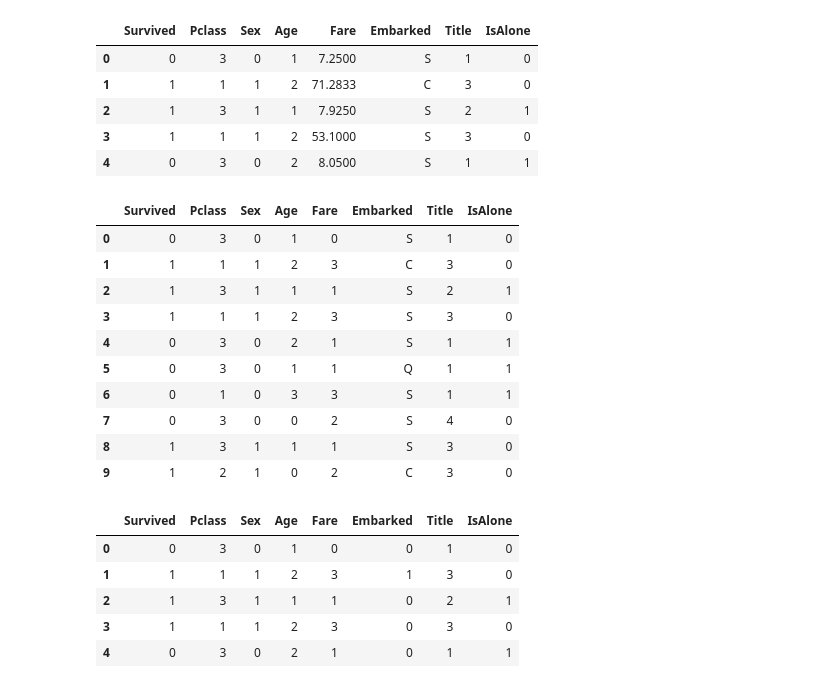
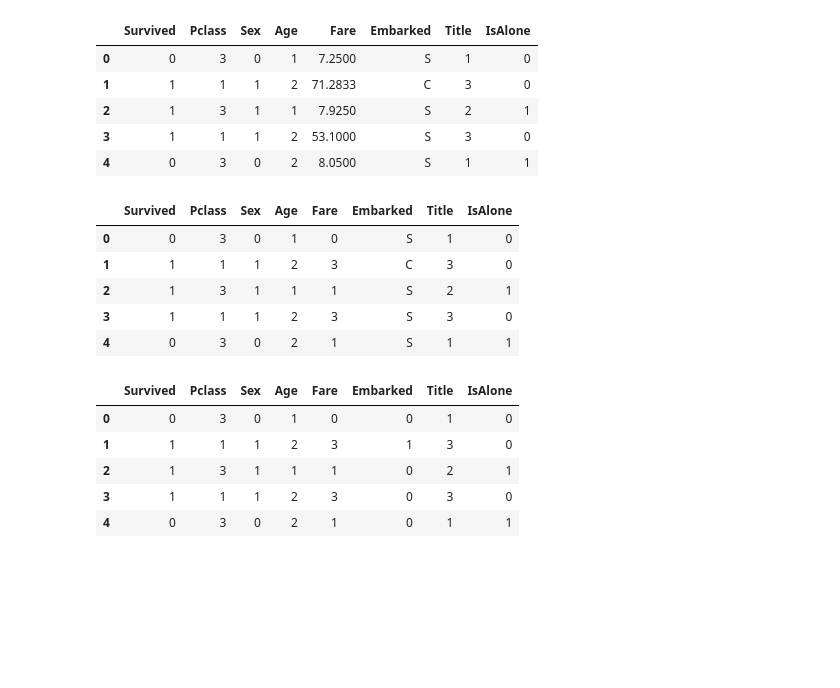
Before and after one commit to TengHuo/CodeStudy, a Jupyter notebook: Titanic/random_forest.ipynb, the cells around one changed output. Drawn from its saved outputs; the diff is of its cells as text; code cells hidden in the pictures; blank space fills up the shorter version.

```diff
--- a/Titanic/random_forest.ipynb
+++ b/Titanic/random_forest.ipynb
@@ -38,17 +37,13 @@ Embarked       889 non-null object
 dtypes: float64(2), int64(5), object(5)
 memory usage: 83.6+ KB
 # %%
-# 已知条件：女性的获救比例更高，1等舱乘客的获救比例更高，儿童的获救比例更高，在Cherbourg登船的乘客获救比例更高（有可能与乘客客舱有关）
-
-
-# Delete unnecessary columns: Ticket and Cabin
-unnecessary_columns = ['Ticket', 'Cabin']
-train_df = train_df.drop(unnecessary_columns, axis=1)
-test_df = test_df.drop(unnecessary_columns, axis=1)
+# Delete useless columns: Ticket and Cabin
+useless_columns = ['Ticket', 'Cabin']
+train_df = train_df.drop(useless_columns, axis=1)
+test_df = test_df.drop(useless_columns, axis=1)
 
 combine_df = [train_df, test_df]
 
-# 对乘客姓名中的Title进行处理
 # Title format: Mr. or Miss., use regex to extract title
 for df in combine_df:
     df['Title'] = df.Name.str.extract('([A-Za-z]+)\.', expand=False)
@@ -293,26 +281,22 @@ train_df.head()
 | 3 | 1 | 1 | 1 | 2 | 53.1000 | S | 3 | 0 |
 | 4 | 0 | 3 | 0 | 2 | 8.0500 | S | 1 | 1 |
 # %%
+# 设置Fare的阈值划分等级
 for dataset in combine_df:
     dataset.loc[ dataset['Fare'] <= 7.91, 'Fare'] = 0
     dataset.loc[(dataset['Fare'] > 7.91) & (dataset['Fare'] <= 14.454), 'Fare'] = 1
     dataset.loc[(dataset['Fare'] > 14.454) & (dataset['Fare'] <= 31), 'Fare']   = 2
     dataset.loc[ dataset['Fare'] > 31, 'Fare'] = 3
     dataset['Fare'] = dataset['Fare'].astype(int)
 
 combine_df = [train_df, test_df]
 
-train_df.head(10)
+train_df.head()
 # %% [output]
 |  | Survived | Pclass | Sex | Age | Fare | Embarked | Title | IsAlone |
 | 0 | 0 | 3 | 0 | 1 | 0 | S | 1 | 0 |
 | 1 | 1 | 1 | 1 | 2 | 3 | C | 3 | 0 |
 | 2 | 1 | 3 | 1 | 1 | 1 | S | 2 | 1 |
 | 3 | 1 | 1 | 1 | 2 | 3 | S | 3 | 0 |
 | 4 | 0 | 3 | 0 | 2 | 1 | S | 1 | 1 |
-| 5 | 0 | 3 | 0 | 1 | 1 | Q | 1 | 1 |
-| 6 | 0 | 1 | 0 | 3 | 3 | S | 1 | 1 |
-| 7 | 0 | 3 | 0 | 0 | 2 | S | 4 | 0 |
-| 8 | 1 | 3 | 1 | 1 | 1 | S | 3 | 0 |
-| 9 | 1 | 2 | 1 | 0 | 2 | C | 3 | 0 |
 # %%
```
Also changed, not shown: parts of 15 cells of this notebook, 5 other files.
